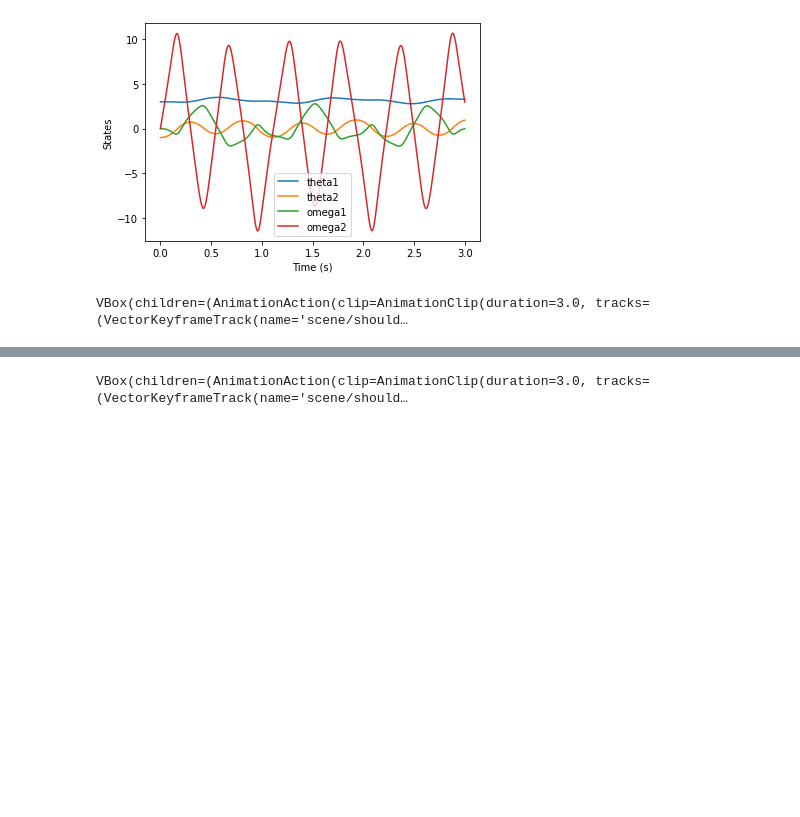
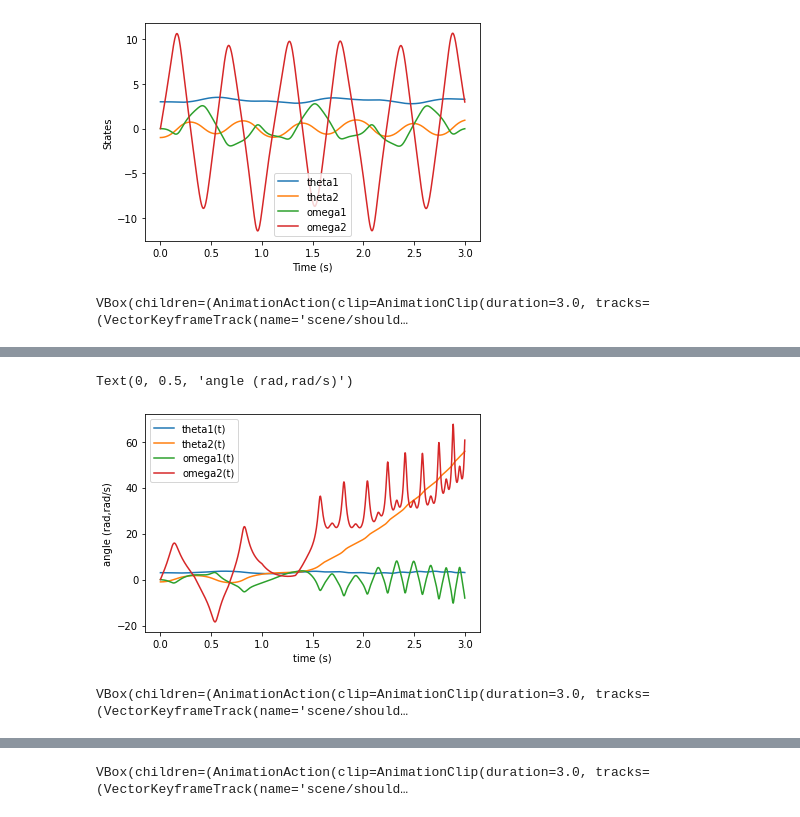
Before and after one commit to jdekarske/2d-robot-prognostics, a Jupyter notebook: robotdynamics.ipynb, the cells around one changed output, grey strips where cells are left out. Cells and saved outputs as stored; diff of their text form; code cells hidden in the pictures; blank space fills up the shorter version.

```diff
--- a/robotdynamics.ipynb
+++ b/robotdynamics.ipynb
@@ -249,0 +271,33 @@ VBox(children=(AnimationAction(clip=AnimationClip(duration=3.0, tracks=(VectorKe
+# %%
+from numpy import zeros, ones, matrix, eye, dot, asarray, matmul
+from numpy.linalg import inv
+from scipy.integrate import odeint
+from scipy.linalg import solve_continuous_are
+
+def controller(x, t):
+    T_s = 0
+    T_e = square_wave(t)
+    return (T_s, T_e) #u The specified inputs are, in order: T_s(t), T_e(t)
+
+y = odeint(sys.generate_ode_function(), [3,-1,0,0], sys.times, args=(controller,sys.constants))
+
+plt.plot(sys.times,y)
+plt.legend(sys.states)
+plt.xlabel('time (s)')
+plt.ylabel('angle (rad,rad/s)')
+# %% [output]
+Text(0, 0.5, 'angle (rad,rad/s)')
+[figure, added]
+# %%
+scene = Scene(inertial_frame, shoulder)
+
+scene.visualization_frames = [shoulder_viz_frame, elbow_viz_frame,
+                            upper_arm_viz_frame, fore_arm_viz_frame]
+
+scene.states_symbols = coordinates + speeds
+scene.constants = sys.constants
+scene.states_trajectories = y
+scene.times = sys.times
+scene.display_jupyter()
+# %% [output]
+VBox(children=(AnimationAction(clip=AnimationClip(duration=3.0, tracks=(VectorKeyframeTrack(name='scene/should…
```
Also changed, not shown: parts of 6 cells of this notebook.
